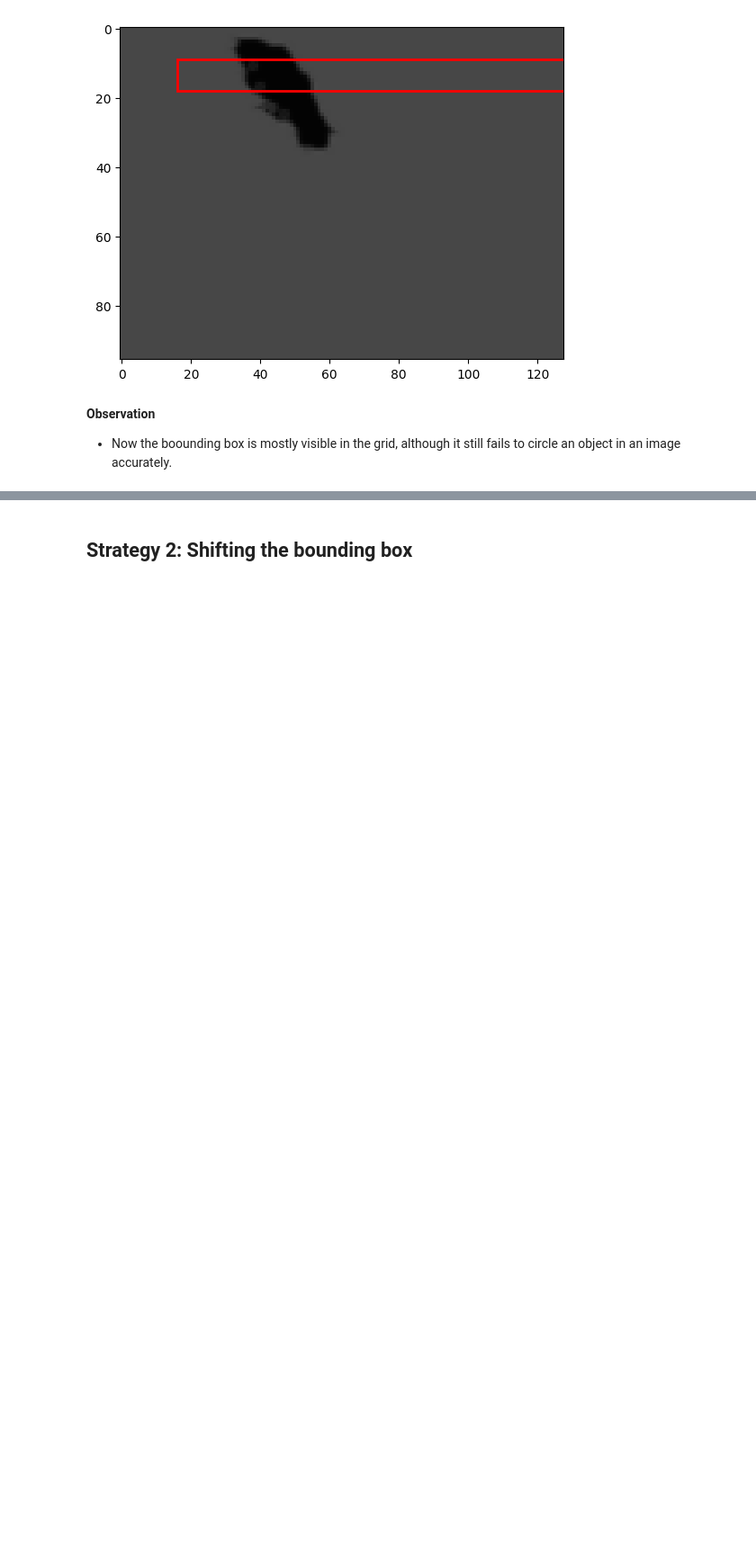
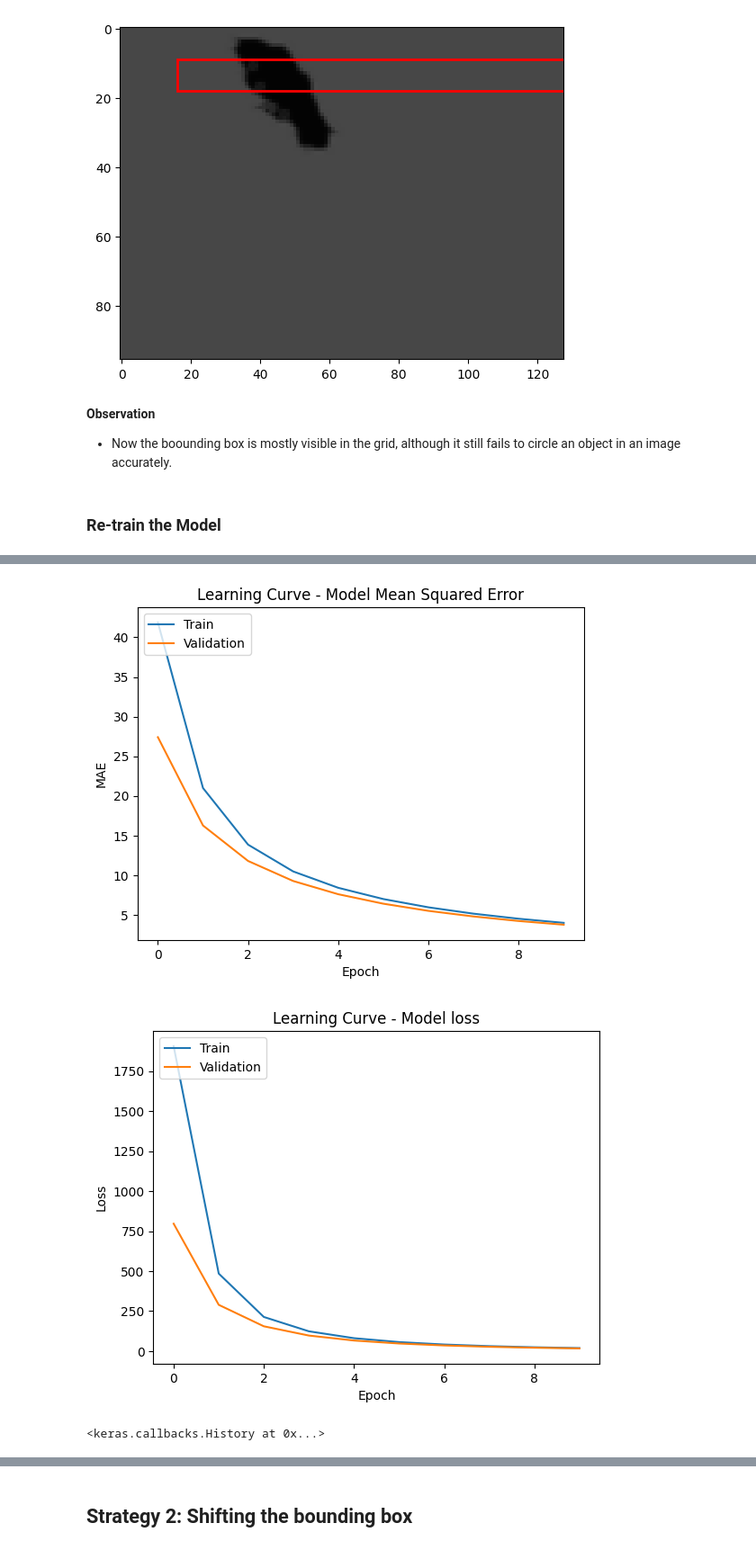
Before and after one commit to kmock930/Multi-Category-Image-Modelling-Transfer-Learning, a Jupyter notebook: CSI5341 Assignment 3 - Kelvin Mock 300453668.ipynb, the cells around one changed output, grey strips where cells are left out. Shown at 90% size. Cells and saved outputs as stored; diff of their text form; code cells hidden in the pictures; blank space fills up the shorter version.

```diff
--- a/CSI5341 Assignment 3 - Kelvin Mock 300453668.ipynb
+++ b/CSI5341 Assignment 3 - Kelvin Mock 300453668.ipynb
@@ -1232,3 +1232,17 @@ drawBoundingBox(
 # %% [markdown]
 **Observation**
 - Now the boounding box is mostly visible in the grid, although it still fails to circle an object in an image accurately.
+# %% [markdown]
+### Re-train the Model
+# %%
+history_resnet50V2_augmented_abs = model.train(
+    model=regressor,
+    X_train=regressor_X_train,
+    y_train=np.abs(regressor_y_train),
+    X_val=regressor_X_validation,
+    y_val=np.abs(regressor_y_validation),
+    modelName=constants.RESNET50V2,
+    isRegression=True
+);
+history_resnet50V2_augmented_abs
+# %% [output]
@@ -1234,0 +1269,3 @@ drawBoundingBox(
+[figure, added]
+[figure, added]
+<keras.callbacks.History at 0x...>
```
Also changed, not shown: parts of 15 cells of this notebook.
